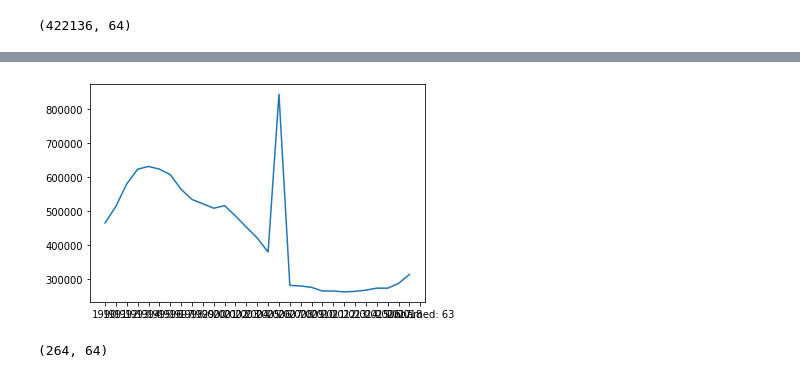
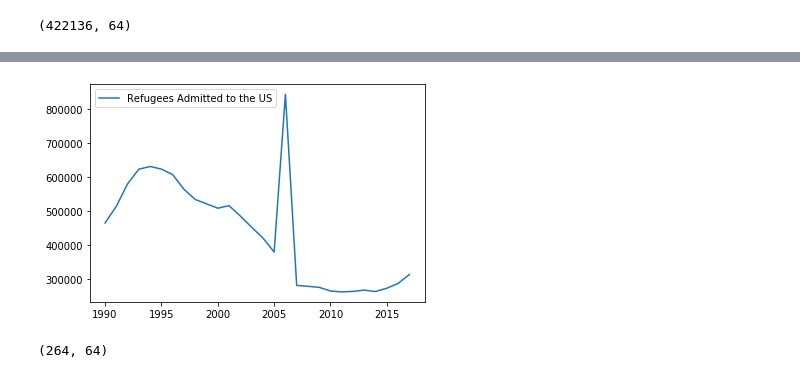
Before and after one commit to danielpimen/Project_1, a Jupyter notebook: Analysis/WDI_Analysis_Project1.ipynb, the cells around one changed output, grey strips where cells are left out. Drawn from its saved outputs; the diff is of its cells as text; code cells hidden in the pictures.

```diff
--- a/Analysis/WDI_Analysis_Project1.ipynb
+++ b/Analysis/WDI_Analysis_Project1.ipynb
@@ -67,10 +63,17 @@ test
-# %%
-# y_axis = np.arange(200000, 900000, 100000)
-plt.plot(test)
-plt.ylabel = "Volume of Refugees to USA"
-plt.show()
-# %% [output]
-[figure, removed]
+# %%
+#Set x and y axis
+x_axis_data = np.arange(1990, 2018, 1)
+#rg_df_v3["Year"] = rg_df_v3.index
+#rg_df_v3["Year"] = np.nan
+y_axis_data = [464887, 513882, 579952, 623069, 631051, 623294, 607024, 563837, 533969, 521143, 508222, 515853, 485171, 452548, 420854,379340, 843498, 281219,278548,275461,264763,262023,263662,267222,263202,272959,287065,313241]
+plt.plot(x_axis_data, y_axis_data )
+plt.title = "# of Refugees to USA"
+plt.xlabel = "Arms Exports from USA"
+plt.ylabel = "Arms Exports from USA"
+plt.legend(["Refugees Admitted to the US"])
+plt.show()
+# %% [output]
+[figure, added]
 # %%
 #Arms Exports from Data
 arms_stage = data[data['Indicator Name'].str.contains('Arms exports \(SIPRI')]
```
Also changed, not shown: parts of 6 cells of this notebook.
